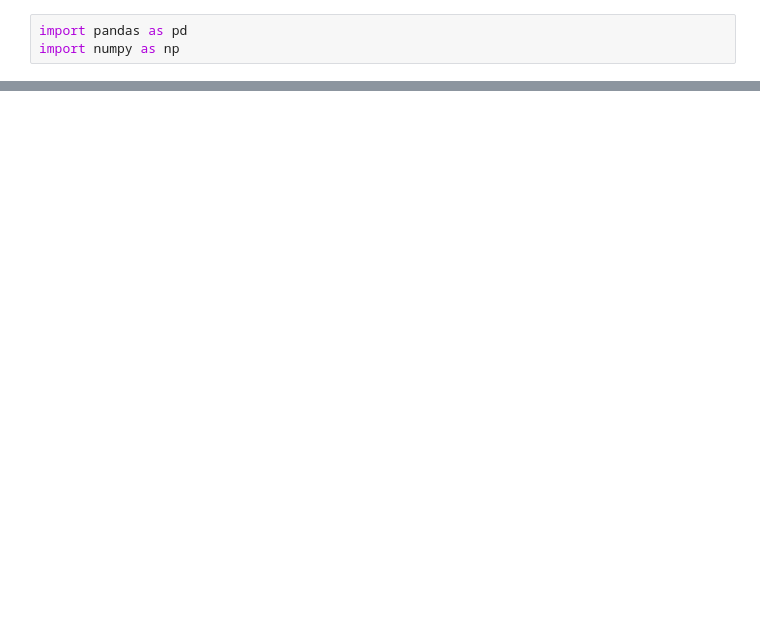
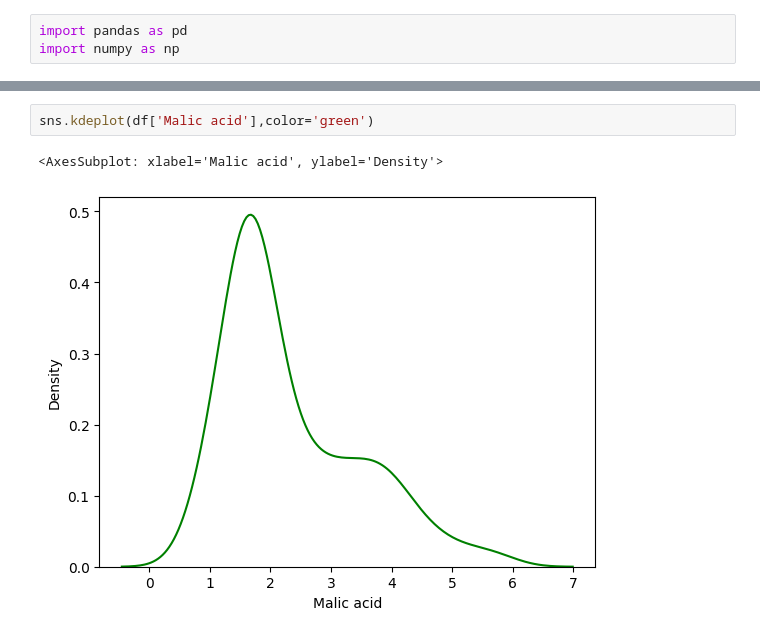
Before and after one commit to danishmeh/CampusX-ML, a Jupyter notebook: day25/file.ipynb, the cells around one changed output, grey strips where cells are left out. Cells and saved outputs as stored; diff of their text form; blank space fills up the shorter version.

```diff
--- a/day25/file.ipynb
+++ b/day25/file.ipynb
@@ -14,0 +30,5 @@ df.head()
+# %%
+sns.kdeplot(df['Malic acid'],color='green')
+# %% [output]
+<AxesSubplot: xlabel='Malic acid', ylabel='Density'>
+[figure, added]
```
Also changed, not shown: parts of 21 cells of this notebook.
